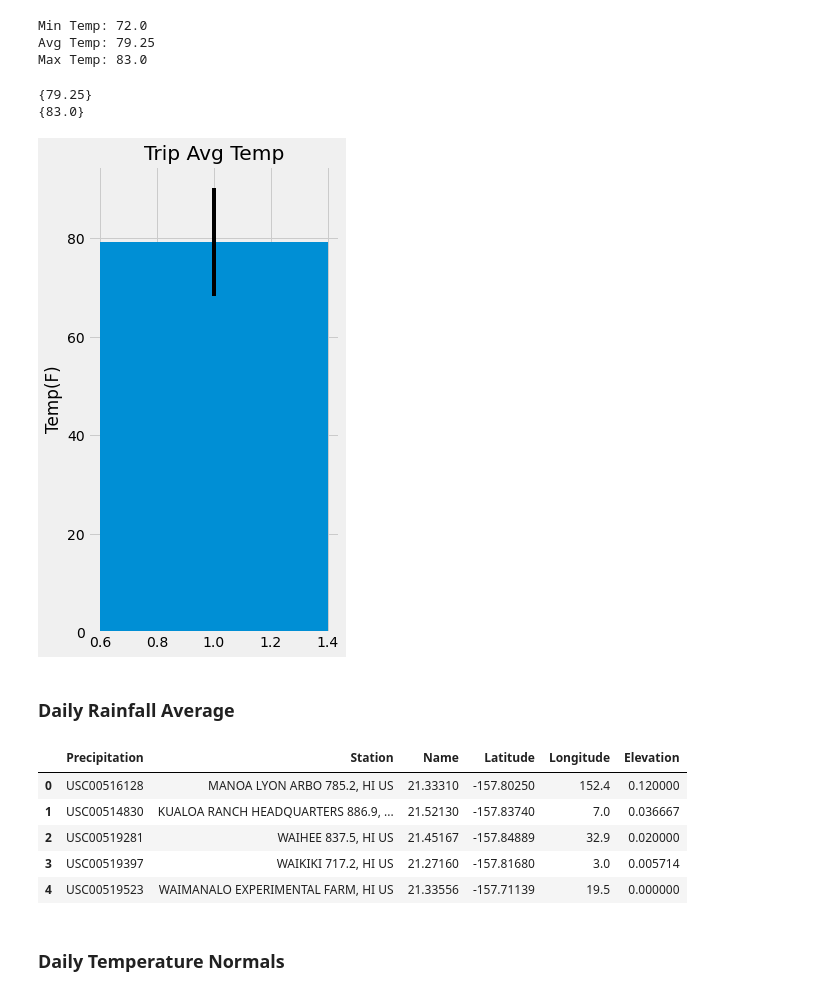
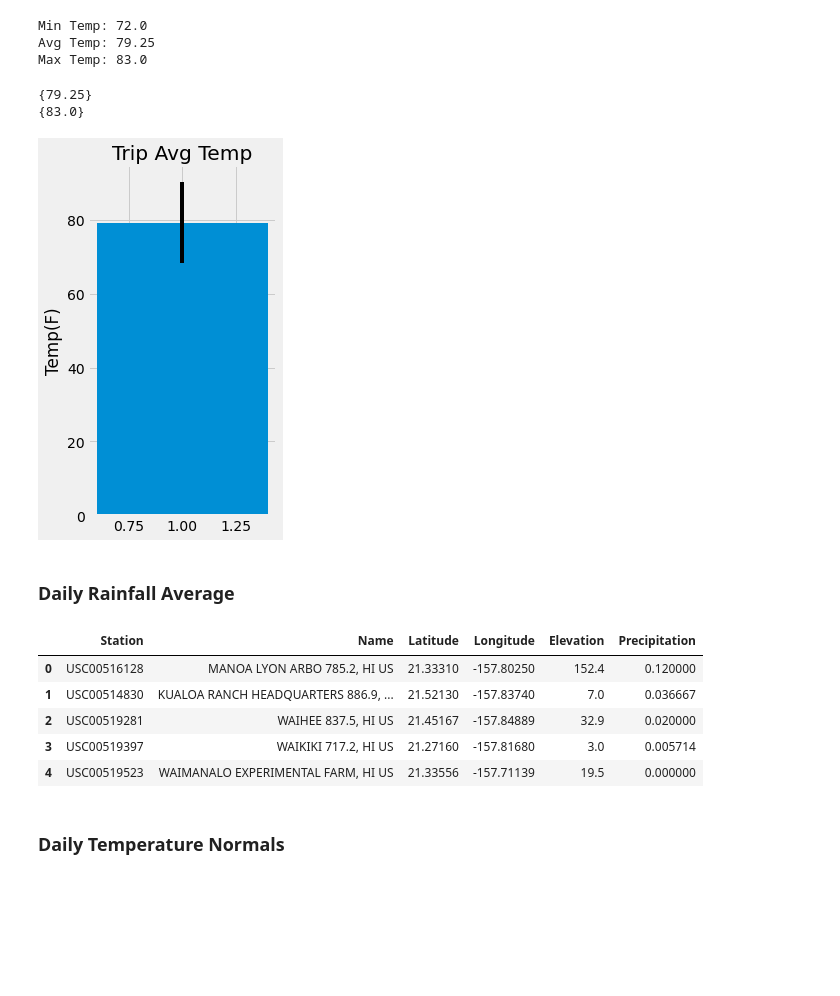
Before and after one commit to jfraz027/SQLalchemy-challenge, a Jupyter notebook: temp_analysis_bonus_2_starter.ipynb, the cells around one changed output. Cells and saved outputs as stored; diff of their text form; code cells hidden in the pictures; blank space fills up the shorter version.

```diff
--- a/temp_analysis_bonus_2_starter.ipynb
+++ b/temp_analysis_bonus_2_starter.ipynb
@@ -100,26 +100,26 @@ Max Temp: 83.0
 # %%
 # Plot the results from your previous query as a bar chart.
 
 # Use the average temperature for bar height (y value)
 avg_temp = {my_vacation[0][1]}
 
 # Use the peak-to-peak (tmax-tmin) value as the y error bar (yerr)
 yerr = ({my_vacation[0][2]} - {my_vacation[0][0]})
 print(avg_temp)
 print(yerr)
 
 # Plot bar chart
-fig, ax = plt.subplots(figsize = (4, 8))
+fig, ax = plt.subplots(figsize = (3, 6))
 ax.bar(1, avg_temp, yerr = 11)
 
 # Use "Trip Avg Temp" as your Title
 plt.title("Trip Avg Temp")
 plt.ylabel("Temp(F)")
 plt.show()
 # %% [output]
 {79.25}
 {83.0}
-[figure, old version]
+[figure, new version]
 # %% [markdown]
 ### Daily Rainfall Average
 # %%
@@ -134,11 +134,11 @@ rainfall = session.query(station.station, station.name, station.latitude, statio
     filter(Measurement.date <= end_dt).\
     order_by(func.sum(Measurement.prcp).desc()).all()
 
-average_rainfall = pd.DataFrame(rainfall, columns = ['Station','Name','Latitude','Longitude','Elevation'])
+average_rainfall = pd.DataFrame(rainfall, columns = ['Station','Name','Latitude','Longitude','Elevation','Precipitation'])
 
 average_rainfall
 # %% [output]
-|  | Precipitation | Station | Name | Latitude | Longitude | Elevation |
+|  | Station | Name | Latitude | Longitude | Elevation | Precipitation |
 | 0 | USC00516128 | MANOA LYON ARBO 785.2, HI US | 21.33310 | -157.80250 | 152.4 | 0.120000 |
 | 1 | USC00514830 | KUALOA RANCH HEADQUARTERS 886.9, ... | 21.52130 | -157.83740 | 7.0 | 0.036667 |
 | 2 | USC00519281 | WAIHEE 837.5, HI US | 21.45167 | -157.84889 | 32.9 | 0.020000 |
```
